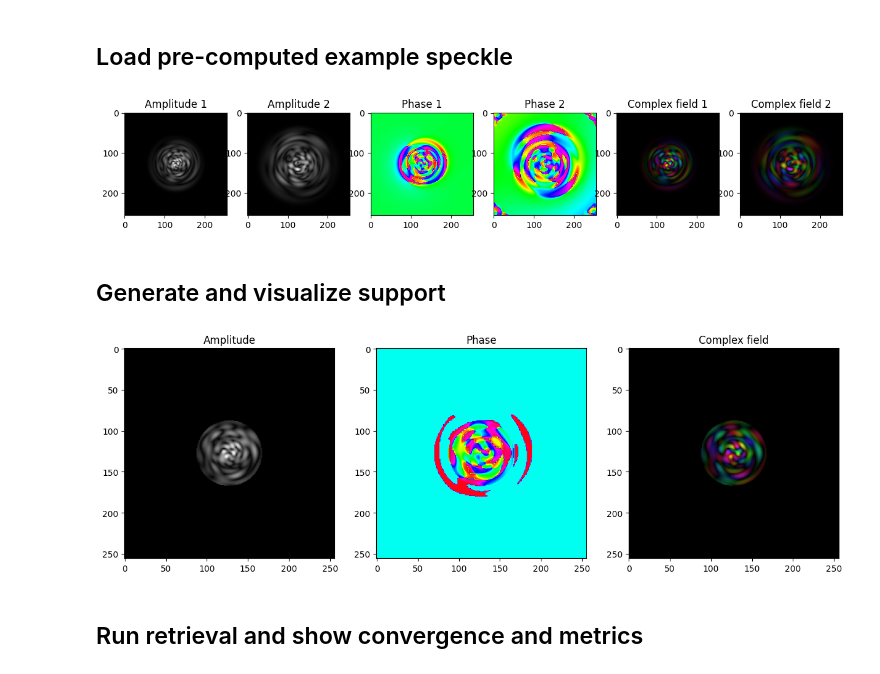
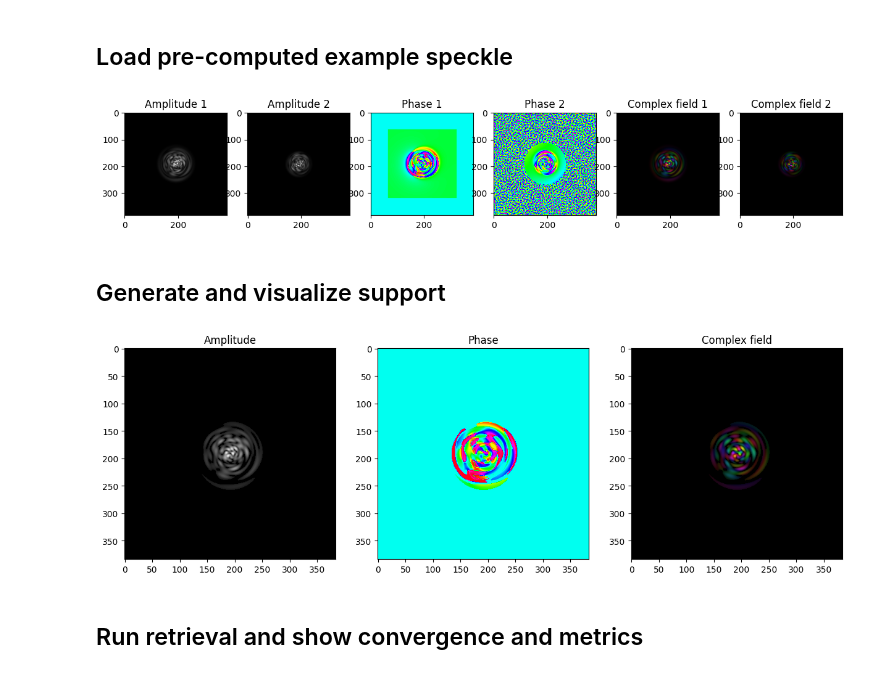
Before and after one commit to jysru/Speckle-Retrieval, a Jupyter notebook: notebooks/example.ipynb, the cells around one changed output. Cells and saved outputs as stored; diff of their text form; code cells hidden in the pictures.

```diff
--- a/notebooks/example.ipynb
+++ b/notebooks/example.ipynb
@@ -8,18 +14,20 @@ import speckleret
 ## Load pre-computed example speckle
 # %%
 field = np.load('../imports/grin_speckle_example.npy')
-ft = speckleret.transforms.fourier_transform(field, pad=2)
+field = speckleret.transforms.pad_img(field, pad=0.5)
+ft = speckleret.transforms.fourier_transform(field, pad=None)
 _ = speckleret.plots.compare_complex_fields(field, ft)
 # %% [output]
-[figure, old version]
+[figure, new version]
 # %% [markdown]
 ## Generate and visualize support
 # %%
-support = speckleret.supports.disk_support(field, radius=40)
+# support = speckleret.supports.disk_support(field, radius=65)
+support = speckleret.supports.threshold_support(field, threshold=0.01)
 supported_field = field * support
 _ = speckleret.plots.complex_imshow(supported_field)
 # %% [output]
-[figure, old version]
+[figure, new version]
 # %% [markdown]
 ## Run retrieval and show convergence and metrics
 # %%
```
Also changed, not shown: parts of 4 cells of this notebook.
